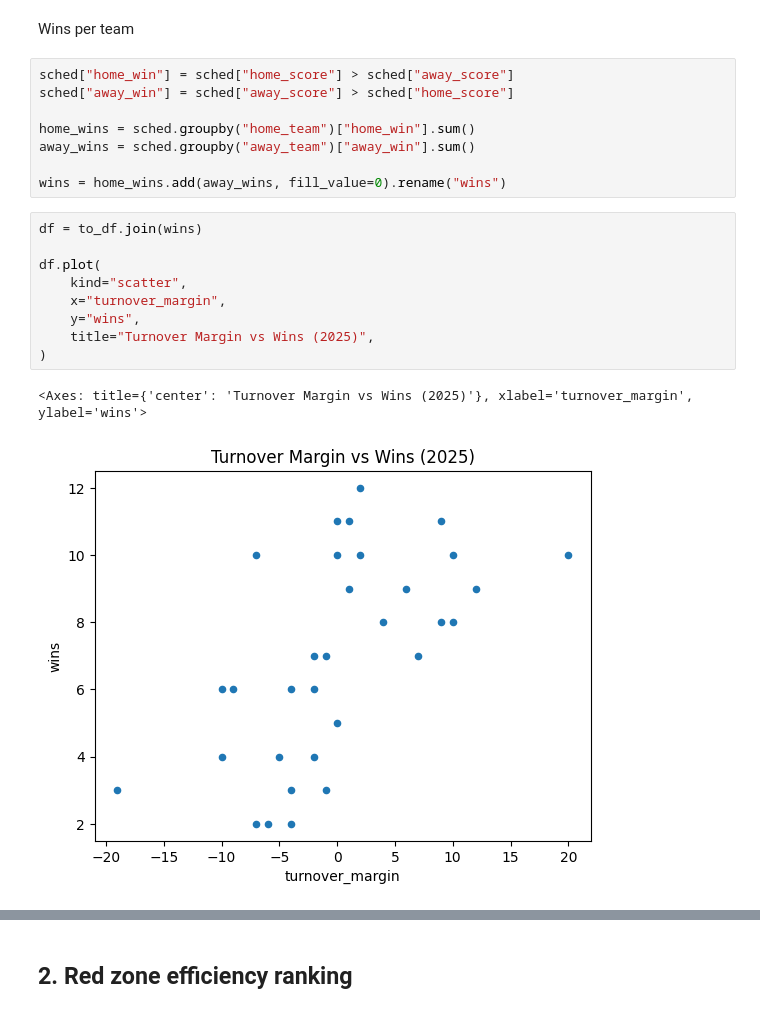
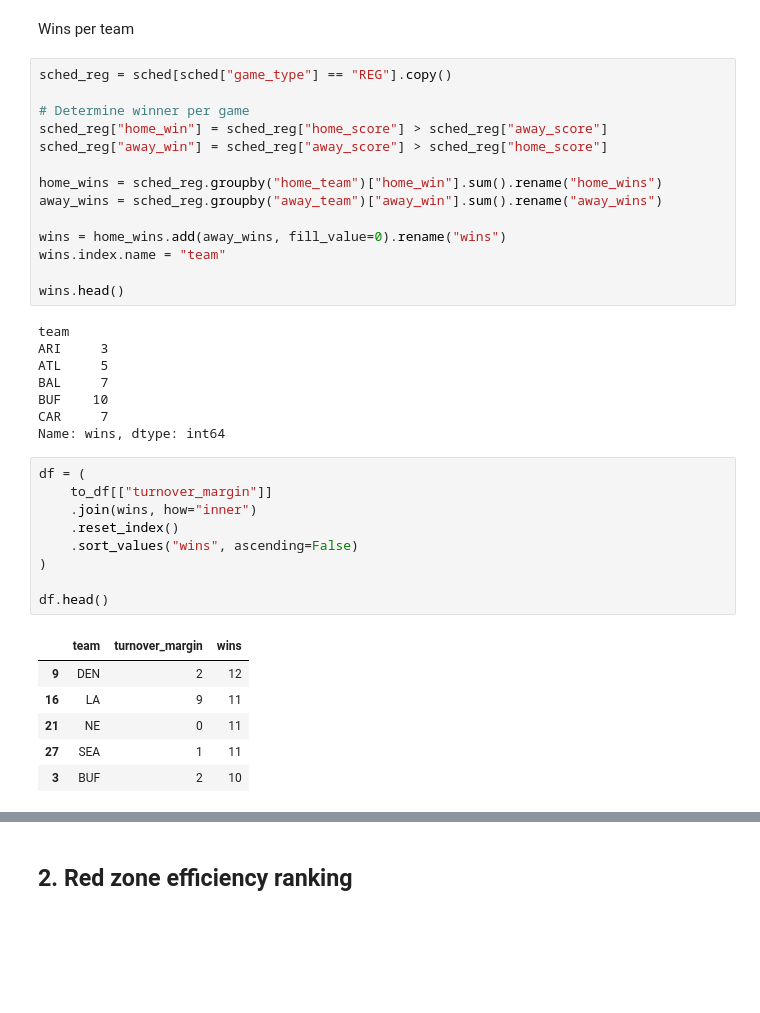
Before and after one commit to Lucas-G-A/nfl-project, a Jupyter notebook: Dfs/prueba.ipynb, the cells around one changed output, grey strips where cells are left out. Drawn from its saved outputs; the diff is of its cells as text; blank space fills up the shorter version.

```diff
--- a/Dfs/prueba.ipynb
+++ b/Dfs/prueba.ipynb
@@ -46,22 +77,40 @@ to_df["turnover_margin"] = (
 # %% [markdown]
 Wins per team
 # %%
-sched["home_win"] = sched["home_score"] > sched["away_score"]
-sched["away_win"] = sched["away_score"] > sched["home_score"]
+sched_reg = sched[sched["game_type"] == "REG"].copy()
 
-home_wins = sched.groupby("home_team")["home_win"].sum()
-away_wins = sched.groupby("away_team")["away_win"].sum()
+# Determine winner per game
+sched_reg["home_win"] = sched_reg["home_score"] > sched_reg["away_score"]
+sched_reg["away_win"] = sched_reg["away_score"] > sched_reg["home_score"]
+
+home_wins = sched_reg.groupby("home_team")["home_win"].sum().rename("home_wins")
+away_wins = sched_reg.groupby("away_team")["away_win"].sum().rename("away_wins")
 
 wins = home_wins.add(away_wins, fill_value=0).rename("wins")
+wins.index.name = "team"
+
+wins.head()
+# %% [output]
+team
+ARI     3
+ATL     5
+BAL     7
+BUF    10
+CAR     7
+Name: wins, dtype: int64
-# %%
-df = to_df.join(wins)
-
-df.plot(
-    kind="scatter",
-    x="turnover_margin",
-    y="wins",
-    title="Turnover Margin vs Wins (2025)",
-)
-# %% [output]
-<Axes: title={'center': 'Turnover Margin vs Wins (2025)'}, xlabel='turnover_margin', ylabel='wins'>
-[figure, removed]
+# %%
+df = (
+    to_df[["turnover_margin"]]
+    .join(wins, how="inner")
+    .reset_index()
+    .sort_values("wins", ascending=False)
+)
+
+df.head()
+# %% [output]
+|  | team | turnover_margin | wins |
+| 9 | DEN | 2 | 12 |
+| 16 | LA | 9 | 11 |
+| 21 | NE | 0 | 11 |
+| 27 | SEA | 1 | 11 |
+| 3 | BUF | 2 | 10 |
```
Also changed, not shown: parts of 7 cells of this notebook, 3 other files.
